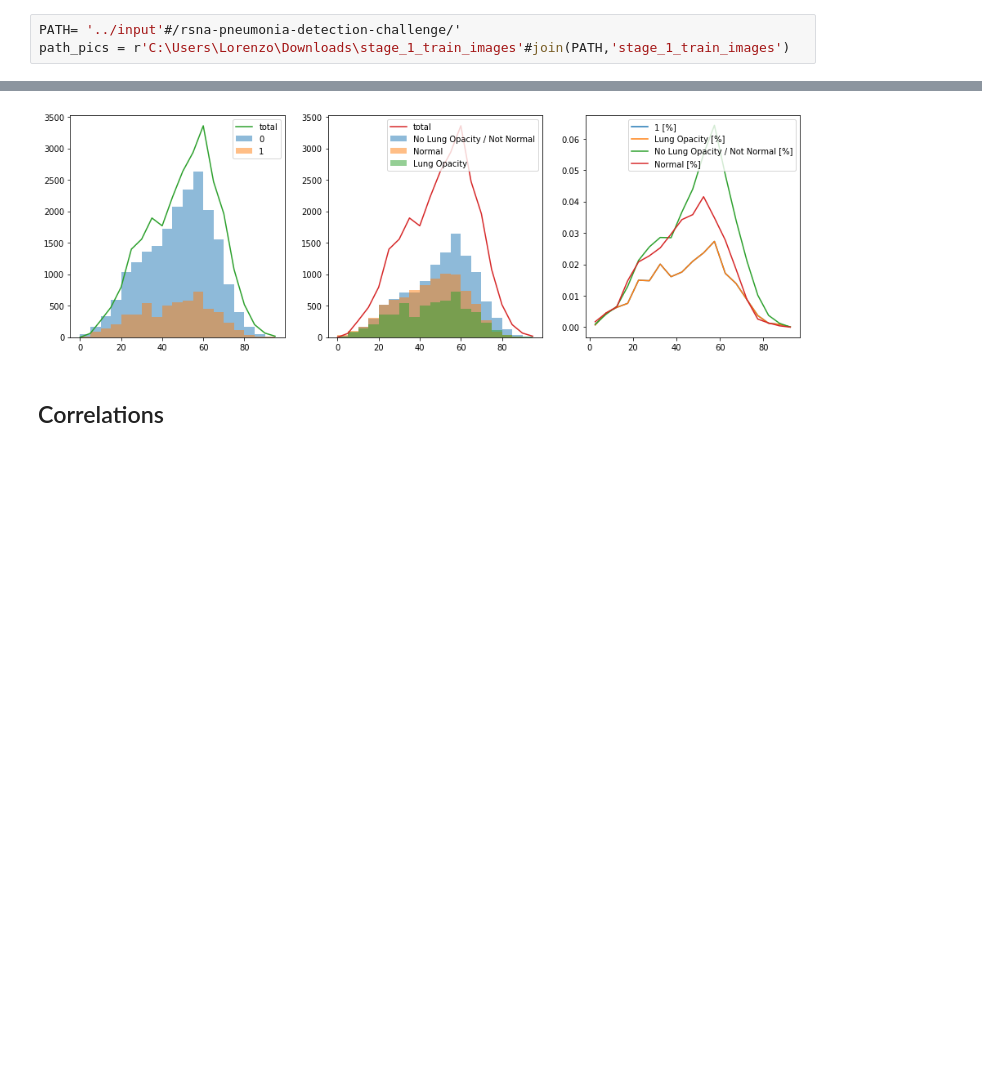
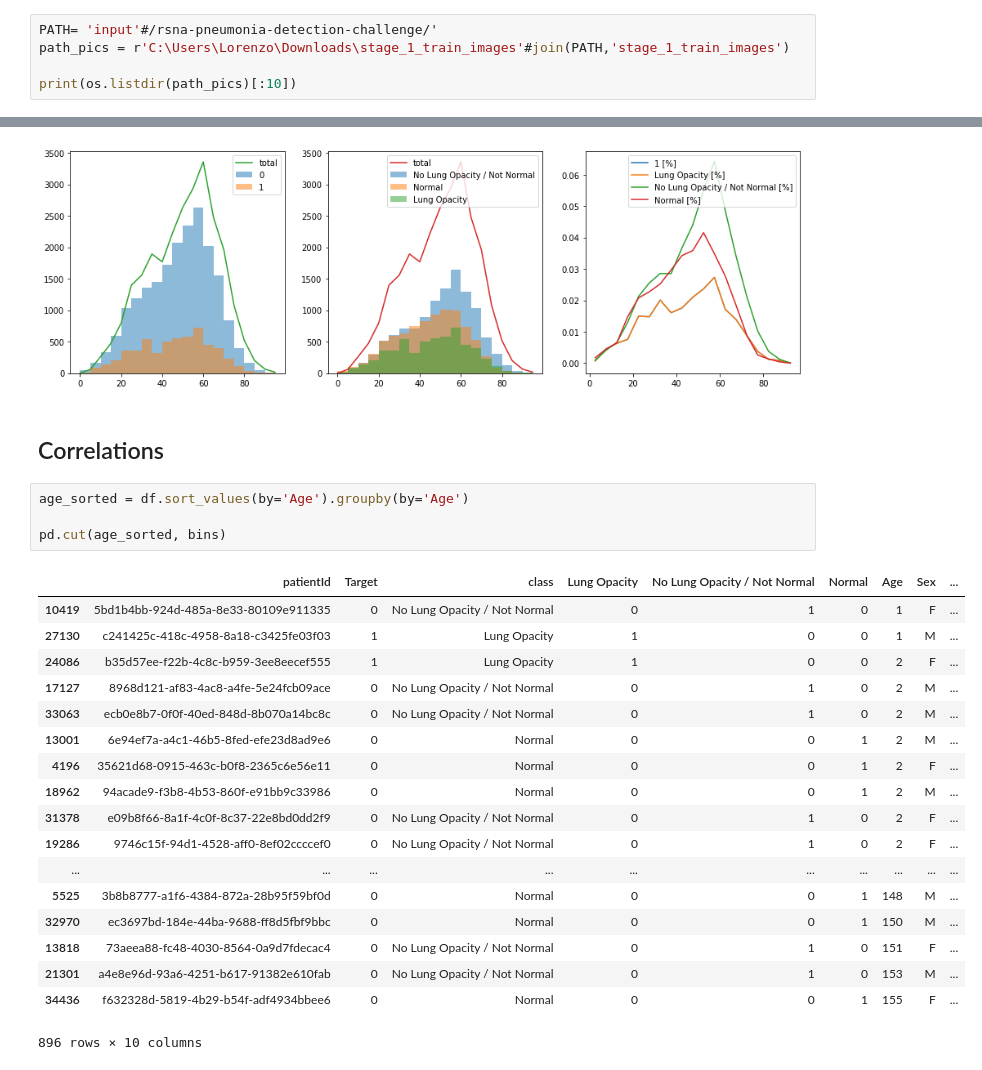
Before and after one commit to svenharris/datascienceworkshop-pneumonia, a Jupyter notebook: kernel.ipynb, the cells around one changed output, grey strips where cells are left out. Cells and saved outputs as stored; diff of their text form; blank space fills up the shorter version.

```diff
--- a/kernel.ipynb
+++ b/kernel.ipynb
@@ -37,5 +37,7 @@ print(os.listdir("../input"))
 # %% [markdown]
 Constants
 # %%
-PATH= '../input'#/rsna-pneumonia-detection-challenge/'
+PATH= 'input'#/rsna-pneumonia-detection-challenge/'
 path_pics = r'C:\Users\Lorenzo\Downloads\stage_1_train_images'#join(PATH,'stage_1_train_images')
+
+print(os.listdir(path_pics)[:10])
@@ -327,3 +336,26 @@ plt.show()
 [figure]
 # %% [markdown]
 ## Correlations
+# %%
+age_sorted = df.sort_values(by='Age').groupby(by='Age')
+
+pd.cut(age_sorted, bins)
+# %% [output]
+|  | patientId | Target | class | Lung Opacity | No Lung Opacity / Not Normal | Normal | Age | Sex | ... |
+| 10419 | 5bd1b4bb-924d-485a-8e33-80109e911335 | 0 | No Lung Opacity / Not Normal | 0 | 1 | 0 | 1 | F | ... |
+| 27130 | c241425c-418c-4958-8a18-c3425fe03f03 | 1 | Lung Opacity | 1 | 0 | 0 | 1 | M | ... |
+| 24086 | b35d57ee-f22b-4c8c-b959-3ee8eecef555 | 1 | Lung Opacity | 1 | 0 | 0 | 2 | F | ... |
+| 17127 | 8968d121-af83-4ac8-a4fe-5e24fcb09ace | 0 | No Lung Opacity / Not Normal | 0 | 1 | 0 | 2 | M | ... |
+| 33063 | ecb0e8b7-0f0f-40ed-848d-8b070a14bc8c | 0 | No Lung Opacity / Not Normal | 0 | 1 | 0 | 2 | M | ... |
+| 13001 | 6e94ef7a-a4c1-46b5-8fed-efe23d8ad9e6 | 0 | Normal | 0 | 0 | 1 | 2 | M | ... |
+| 4196 | 35621d68-0915-463c-b0f8-2365c6e56e11 | 0 | Normal | 0 | 0 | 1 | 2 | F | ... |
+| 18962 | 94acade9-f3b8-4b53-860f-e91bb9c33986 | 0 | Normal | 0 | 0 | 1 | 2 | M | ... |
+| 31378 | e09b8f66-8a1f-4c0f-8c37-22e8bd0dd2f9 | 0 | No Lung Opacity / Not Normal | 0 | 1 | 0 | 2 | F | ... |
+| 19286 | 9746c15f-94d1-4528-aff0-8ef02ccccef0 | 0 | No Lung Opacity / Not Normal | 0 | 1 | 0 | 2 | F | ... |
+| ... | ... | ... | ... | ... | ... | ... | ... | ... | ... |
+| 5525 | 3b8b8777-a1f6-4384-872a-28b95f59bf0d | 0 | Normal | 0 | 0 | 1 | 148 | M | ... |
+| 32970 | ec3697bd-184e-44ba-9688-ff8d5fbf9bbc | 0 | Normal | 0 | 0 | 1 | 150 | M | ... |
+| 13818 | 73aeea88-fc48-4030-8564-0a9d7fdecac4 | 0 | No Lung Opacity / Not Normal | 0 | 1 | 0 | 151 | F | ... |
+| 21301 | a4e8e96d-93a6-4251-b617-91382e610fab | 0 | No Lung Opacity / Not Normal | 0 | 1 | 0 | 153 | M | ... |
+| 34436 | f632328d-5819-4b29-b54f-adf4934bbee6 | 0 | Normal | 0 | 0 | 1 | 155 | F | ... |
+896 rows × 10 columns
```
Also changed, not shown: parts of 3 cells of this notebook, 1 other file.
